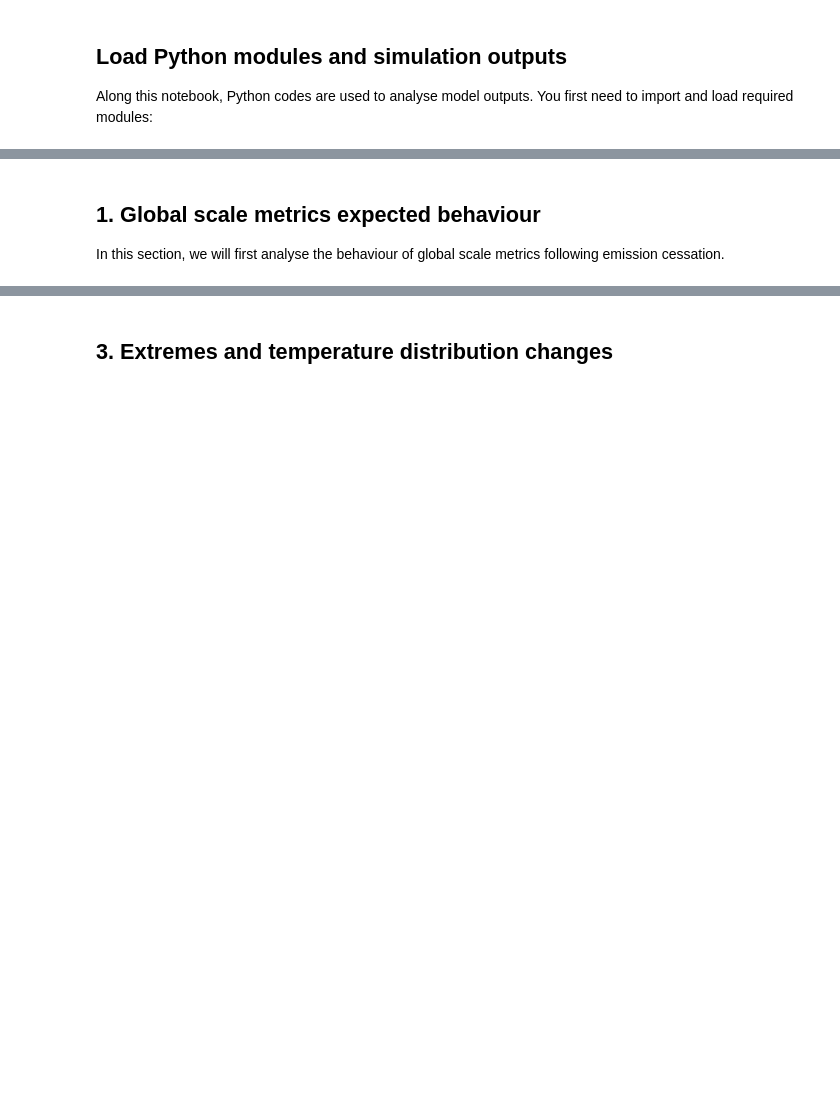
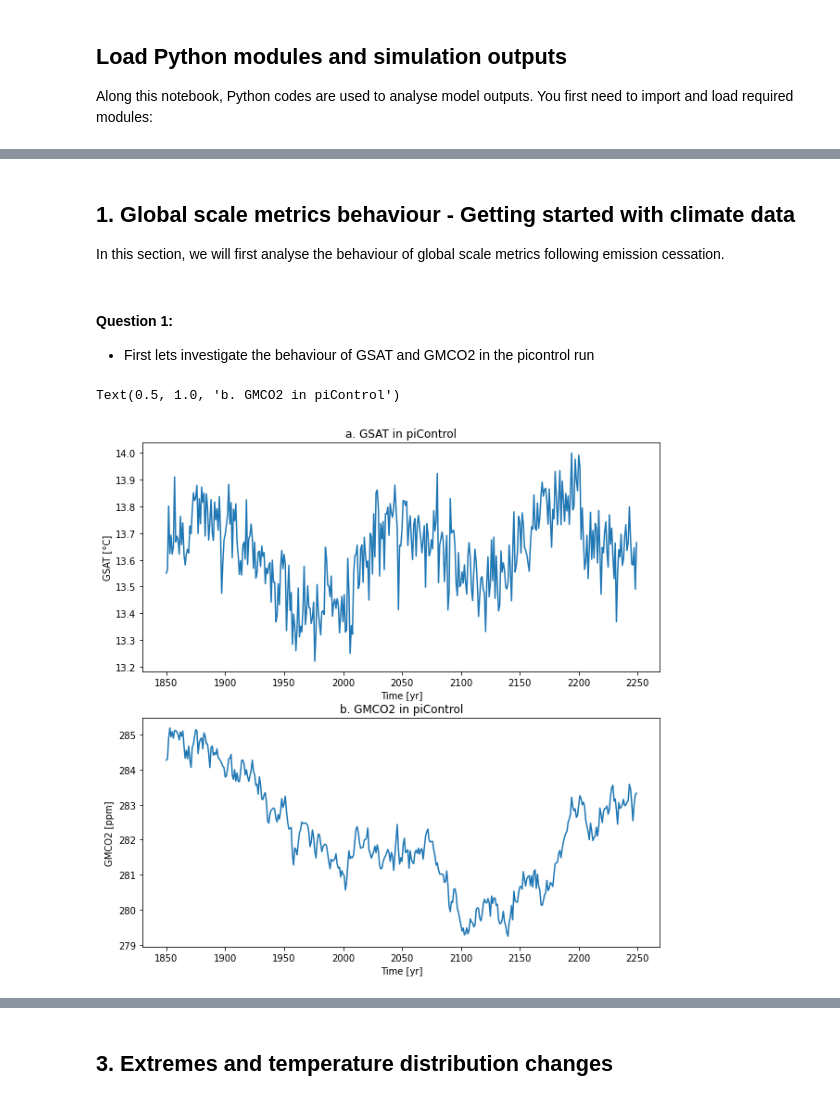
Before and after one commit to acsed-dot/TP-MSOAC-Climate_change, a Jupyter notebook: topics/3-CNRM-ESM2-2_emission_driven.ipynb, the cells around one changed output, grey strips where cells are left out. Saved outputs shown, nothing was run; the diff lists cells and outputs as text; code cells hidden in the pictures; blank space fills up the shorter version.

Commit message:
Ajouts de figures pour TP3

```diff
--- a/topics/3-CNRM-ESM2-2_emission_driven.ipynb
+++ b/topics/3-CNRM-ESM2-2_emission_driven.ipynb
@@ -52,0 +97,10 @@ import xarray as xr
+# %%
+# csv
+df_GSAT = pd.read_csv("./../data/CNRM-ESM2-2/dataframe_02Kpd_timeseries_yearly_tas.csv")
+df_GSAT2 = pd.read_csv("./../data/CNRM-ESM2-2/dataframe_GSAT_CNRM-ESM2-2.csv")
+df_CO2 = pd.read_csv("./../data/CNRM-ESM2-2/dataframe_02Kpd_timeseries_yearly_co2s.csv")
+
+# netcdf
+areacella = xr.open_dataset("./../data/CNRM-ESM2-2/areacella_CNRM-ESM2-1.nc")
+ym_tas_11 = xr.open_dataset("./../data/CNRM-ESM2-2/tas_Ayr_CNRM-ESM2-1_02Kpd-11_r1i1p2f2_gr_190201-220112.nc")
+ym_tas = xr.open_dataset("./../data/CNRM-ESM2-2/tas_Ayr_CNRM-ESM2-1_02Kpd_r1i1p2f2_gr_185001-214912.nc")
@@ -53,5 +173,25 @@ import xarray as xr
 # %% [markdown]
 <a id="section-1"></a>
-## 1. Global scale metrics expected behaviour
+## 1. Global scale metrics behaviour - Getting started with climate data
 
 In this section, we will first analyse the behaviour of global scale metrics following emission cessation.
+# %% [markdown]
+#### Question 1:
+
+* First lets investigate the behaviour of GSAT and GMCO2 in the picontrol run
+# %%
+fig, axes = plt.subplots(2, 1, figsize=(10, 10))
+
+axes[0].plot(df_GSAT["year"], df_GSAT["piControl"])
+axes[1].plot(df_CO2["year"], df_CO2["piControl"])
+
+axes[0].set_xlabel("Time [yr]")
+axes[0].set_ylabel("GSAT [°C]")
+axes[1].set_xlabel("Time [yr]")
+axes[1].set_ylabel("GMCO2 [ppm]")
+
+axes[0].set_title("a. GSAT in piControl")
+axes[1].set_title("b. GMCO2 in piControl")
+# %% [output]
+Text(0.5, 1.0, 'b. GMCO2 in piControl')
+[figure, added]
```
Also changed, not shown: parts of 35 cells of this notebook, 9 other files.
